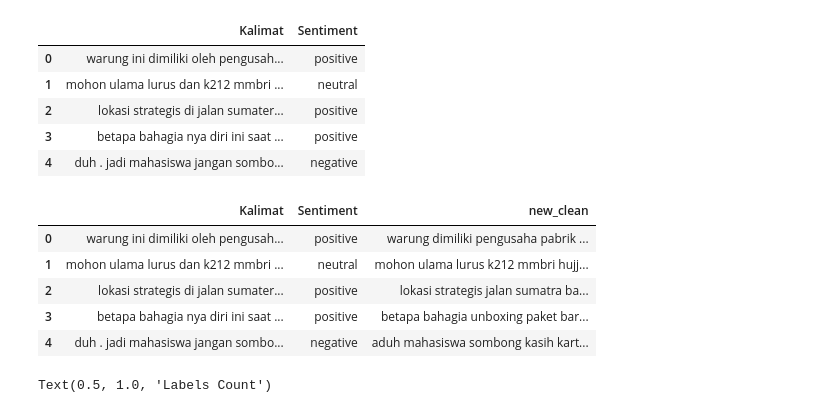
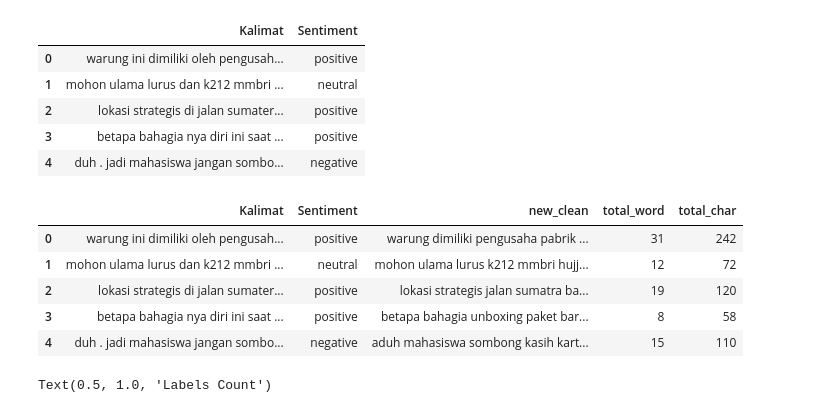
Before and after one commit to taufiqrohmand/Sentiment-Analysis, a Jupyter notebook: train_analyst.ipynb, the cells around one changed output. Drawn from its saved outputs; the diff is of its cells as text; code cells hidden in the pictures.

```diff
--- a/train_analyst.ipynb
+++ b/train_analyst.ipynb
@@ -17,15 +17,17 @@ train.head()
 | 4 | duh . jadi mahasiswa jangan sombo... | negative |
 # %%
 train['new_clean'] = train.Kalimat.apply(clean)
-# %%
-train.head()
-# %% [output]
-|  | Kalimat | Sentiment | new_clean |
-| 0 | warung ini dimiliki oleh pengusah... | positive | warung dimiliki pengusaha pabrik ... |
-| 1 | mohon ulama lurus dan k212 mmbri ... | neutral | mohon ulama lurus k212 mmbri hujj... |
-| 2 | lokasi strategis di jalan sumater... | positive | lokasi strategis jalan sumatra ba... |
-| 3 | betapa bahagia nya diri ini saat ... | positive | betapa bahagia unboxing paket bar... |
-| 4 | duh . jadi mahasiswa jangan sombo... | negative | aduh mahasiswa sombong kasih kart... |
+# %%
+train['total_word'] = train['new_clean'].apply(lambda x: len(x.split()))
+train['total_char'] = train['new_clean'].apply(len)
+train.head()
+# %% [output]
+|  | Kalimat | Sentiment | new_clean | total_word | total_char |
+| 0 | warung ini dimiliki oleh pengusah... | positive | warung dimiliki pengusaha pabrik ... | 31 | 242 |
+| 1 | mohon ulama lurus dan k212 mmbri ... | neutral | mohon ulama lurus k212 mmbri hujj... | 12 | 72 |
+| 2 | lokasi strategis di jalan sumater... | positive | lokasi strategis jalan sumatra ba... | 19 | 120 |
+| 3 | betapa bahagia nya diri ini saat ... | positive | betapa bahagia unboxing paket bar... | 8 | 58 |
+| 4 | duh . jadi mahasiswa jangan sombo... | negative | aduh mahasiswa sombong kasih kart... | 15 | 110 |
 # %%
 train.Sentiment.value_counts().plot(kind='bar')
 plt.title("Labels Count")
```
Also changed, not shown: parts of 2 cells of this notebook, 2 other files.
